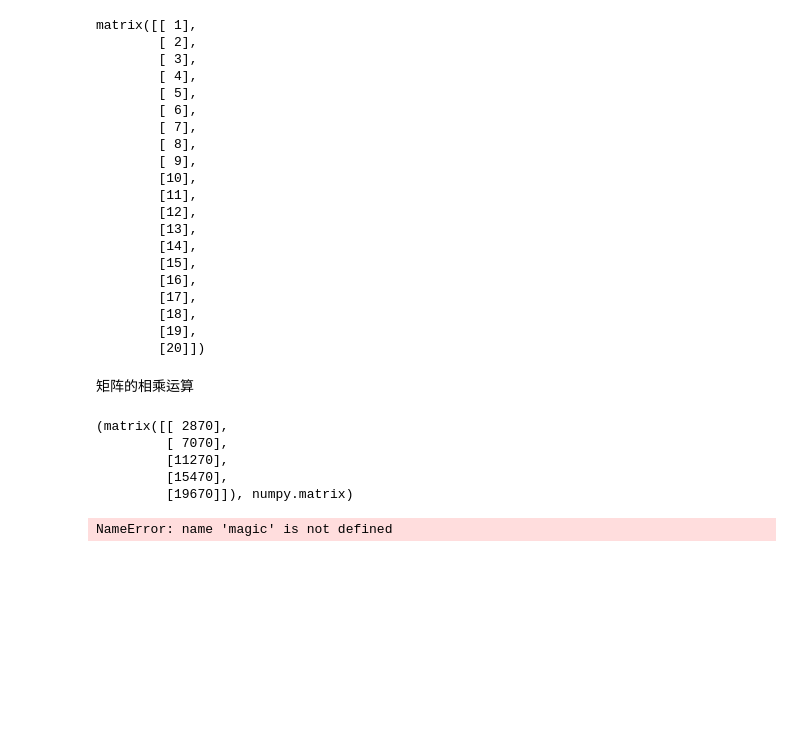
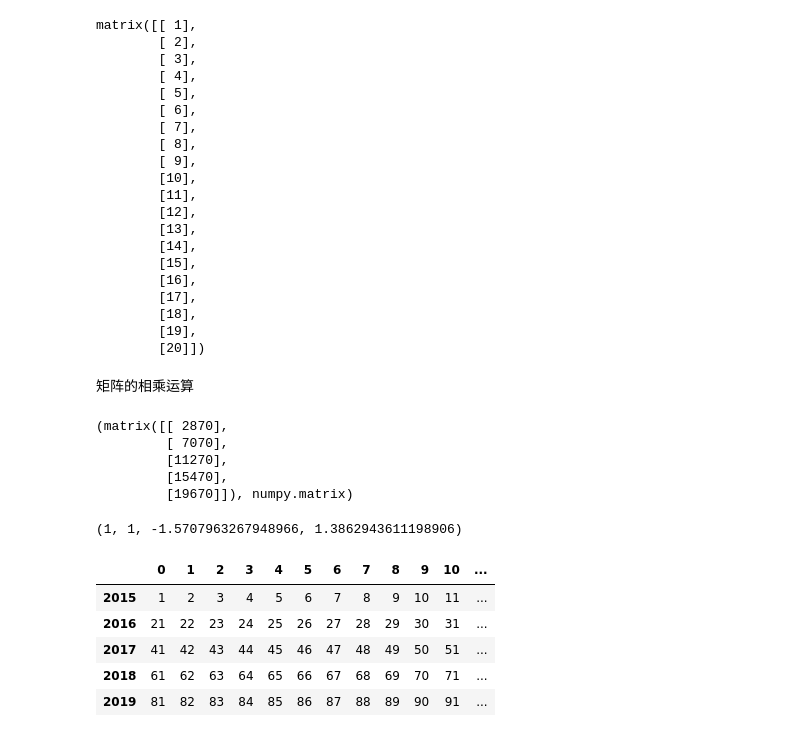
Before and after one commit to whgloveucq/jupyterfiles, a Jupyter notebook: 机器学习练习册.ipynb, the cells around one changed output. Drawn from its saved outputs; the diff is of its cells as text; code cells hidden in the pictures; blank space fills up the shorter version.

```diff
--- a/机器学习练习册.ipynb
+++ b/机器学习练习册.ipynb
@@ -152,6 +154,6 @@ E=-1
 # %%
 import math
 # %%
-abs(-1),abs(E), math.asin(E),math.log(4)  ,magic([1,2,3])
+abs(-1),abs(E), math.asin(E),math.log(4)
 # %% [output]
-NameError: name 'magic' is not defined
+(1, 1, -1.5707963267948966, 1.3862943611198906)
@@ -157,0 +162,9 @@ NameError: name 'magic' is not defined
+# %%
+F
+# %% [output]
+|  | 0 | 1 | 2 | 3 | 4 | 5 | 6 | 7 | 8 | 9 | 10 | ... |
+| 2015 | 1 | 2 | 3 | 4 | 5 | 6 | 7 | 8 | 9 | 10 | 11 | ... |
+| 2016 | 21 | 22 | 23 | 24 | 25 | 26 | 27 | 28 | 29 | 30 | 31 | ... |
+| 2017 | 41 | 42 | 43 | 44 | 45 | 46 | 47 | 48 | 49 | 50 | 51 | ... |
+| 2018 | 61 | 62 | 63 | 64 | 65 | 66 | 67 | 68 | 69 | 70 | 71 | ... |
+| 2019 | 81 | 82 | 83 | 84 | 85 | 86 | 87 | 88 | 89 | 90 | 91 | ... |
```
Also changed, not shown: parts of 6 cells of this notebook, 1 other file.
